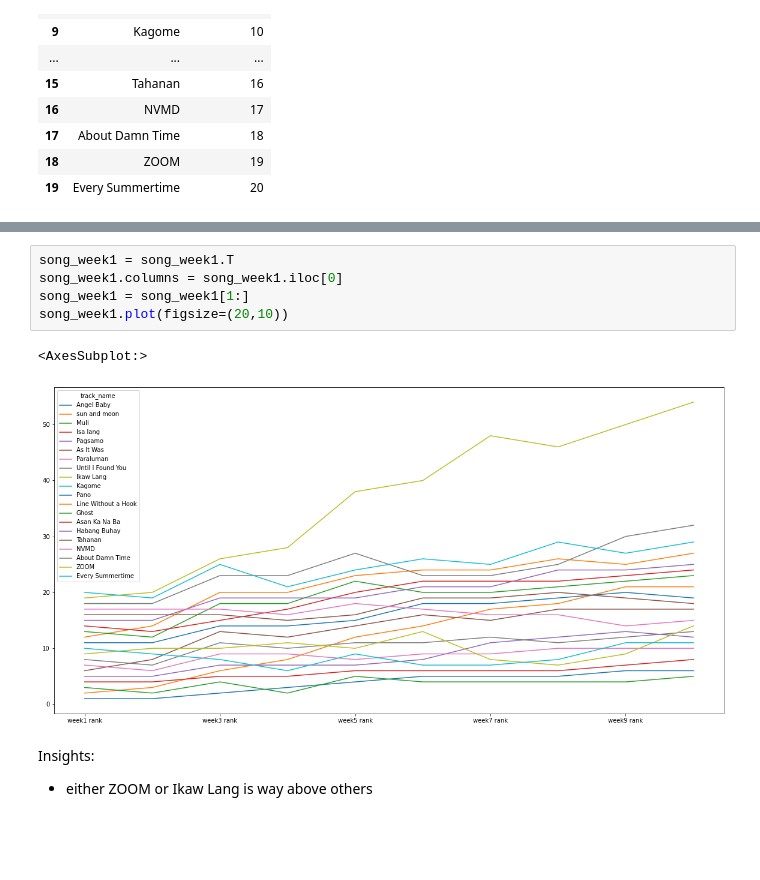
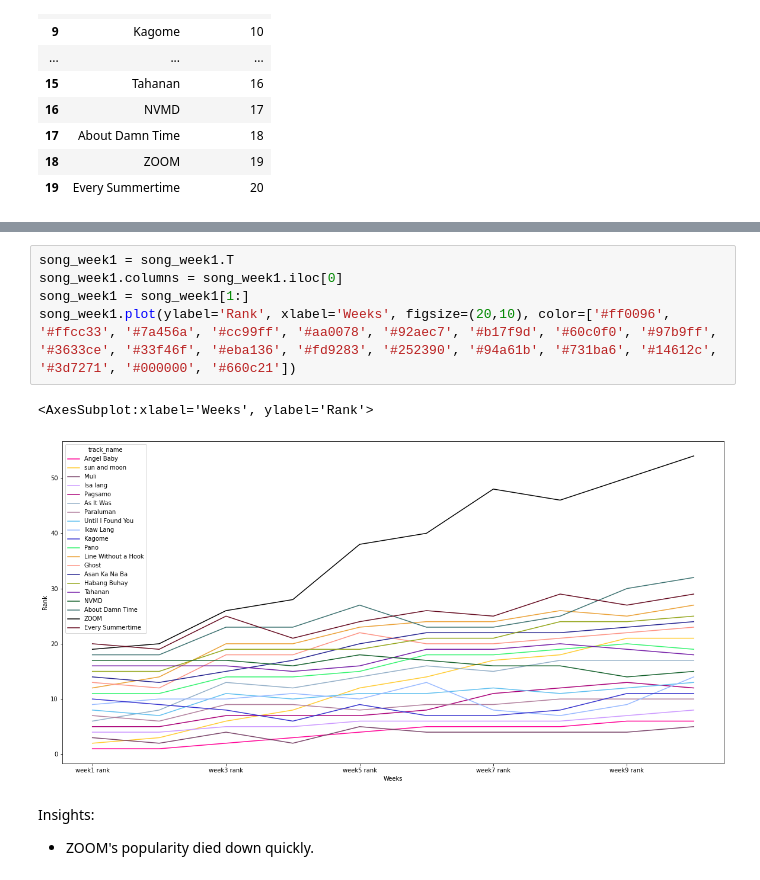
Before and after one commit to dlsucomet/aWit-trial, a Jupyter notebook: matcha.ipynb, the cells around one changed output, grey strips where cells are left out. Cells and saved outputs as stored; diff of their text form; blank space fills up the shorter version.

```diff
--- a/matcha.ipynb
+++ b/matcha.ipynb
@@ -395,11 +484,11 @@ song_week1
 # %%
 song_week1 = song_week1.T
 song_week1.columns = song_week1.iloc[0]
 song_week1 = song_week1[1:]
-song_week1.plot(figsize=(20,10))
+song_week1.plot(ylabel='Rank', xlabel='Weeks', figsize=(20,10), color=['#ff0096', '#ffcc33', '#7a456a', '#cc99ff', '#aa0078', '#92aec7', '#b17f9d', '#60c0f0', '#97b9ff', '#3633ce', '#33f46f', '#eba136', '#fd9283', '#252390', '#94a61b', '#731ba6', '#14612c', '#3d7271', '#000000', '#660c21'])
 # %% [output]
-<AxesSubplot:>
+<AxesSubplot:xlabel='Weeks', ylabel='Rank'>
-[figure, old version]
+[figure, new version]
 # %% [markdown]
 Insights:
-- either ZOOM or Ikaw Lang is way above others
+- ZOOM's popularity died down quickly.
```
Also changed, not shown: parts of 12 cells of this notebook.
